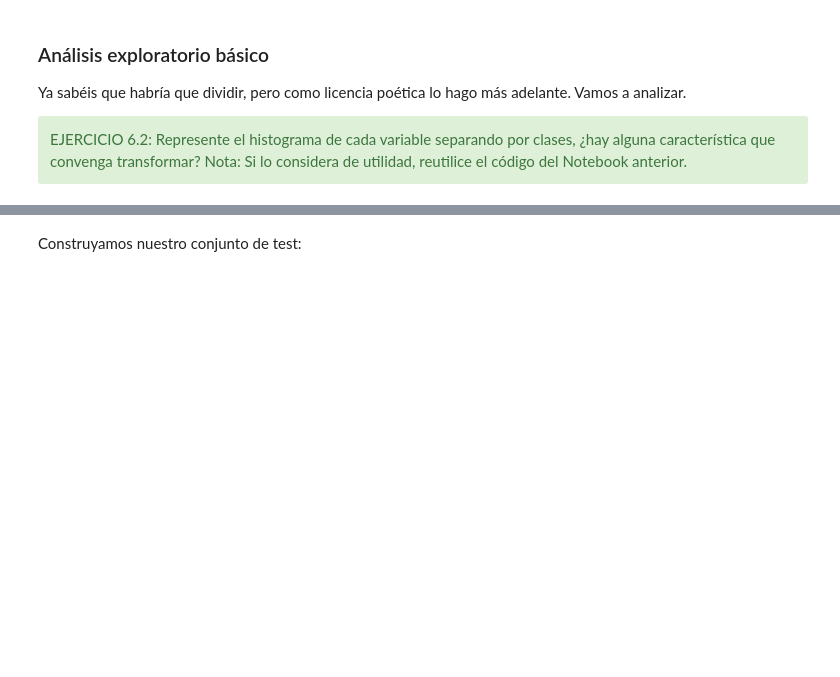
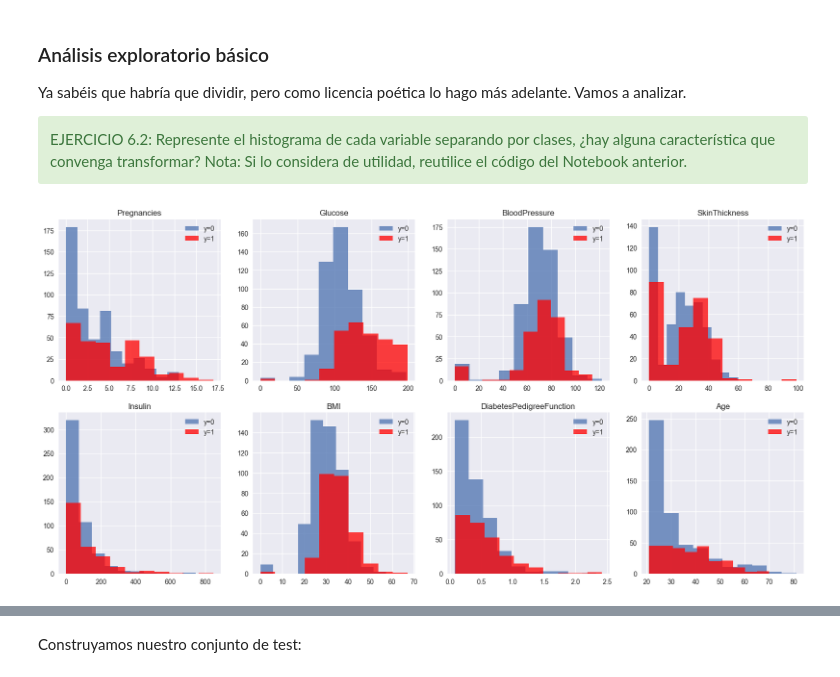
Before and after one commit to KeepCoding-IA-4/machine-learning, a Jupyter notebook: notebooks/6. Boosted Trees.ipynb, the cells around one changed output, grey strips where cells are left out. Drawn from its saved outputs; the diff is of its cells as text; code cells hidden in the pictures; blank space fills up the shorter version.

Commit message:
quinta clase

```diff
--- a/notebooks/6. Boosted Trees.ipynb
+++ b/notebooks/6. Boosted Trees.ipynb
@@ -35,6 +35,6 @@ EJERCICIO 6.1: Echa un vistazo al dataset y luego carga los datos almacenados en
 </div>
 # %%
 # ... código aquí
-data = ...
+data = pd.read_csv('./data/diabetes.csv', sep=',')
 
 data.head()
@@ -55,0 +87,17 @@ Nota: Si lo considera de utilidad, reutilice el código del Notebook anterior.
+# %%
+# Pintamos histogramas para cada clase
+plt.figure(figsize=(20,20))
+
+idx_0 =  data['Outcome'] == 0
+idx_1 =  data['Outcome'] == 1
+
+for i,feature in enumerate(data.columns.drop(['Outcome'])):
+    plt.subplot(4,4,i+1)
+    plt.hist(data.loc[idx_0,feature],density=0, alpha=0.75,label='y=0')
+    plt.hist(data.loc[idx_1,feature],density=0, facecolor='red', alpha=0.75,label='y=1')
+    plt.legend()
+    plt.title(feature)
+
+plt.show()
+# %% [output]
+[figure, added]
```
Also changed, not shown: parts of 31 cells of this notebook, 4 other files.
